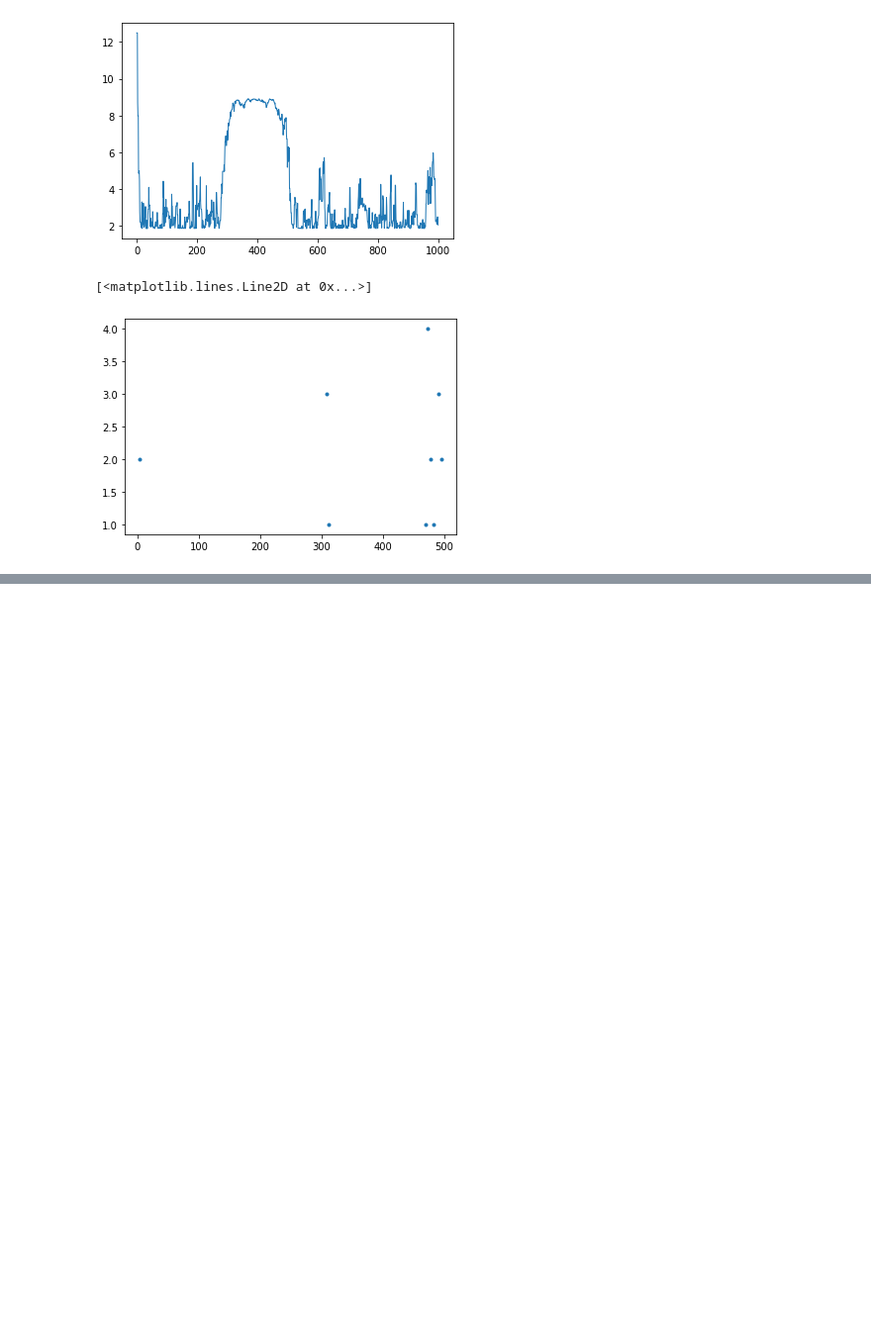
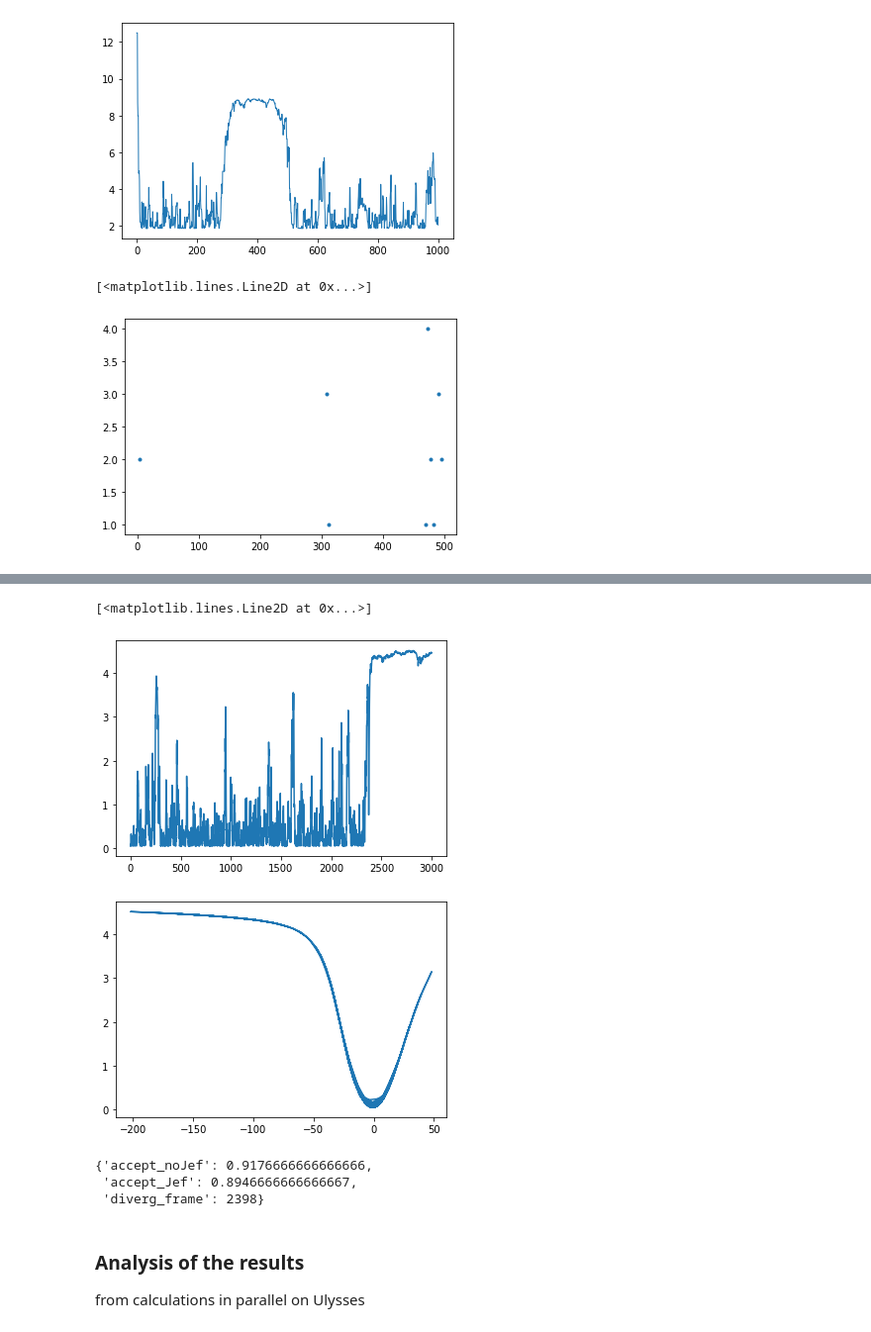
Before and after one commit to IvanGilardoni/Jeffreys_prior, a Jupyter notebook: main4.ipynb, the cells around one changed output, grey strips where cells are left out. Shown at 99% size. Drawn from its saved outputs; the diff is of its cells as text; code cells hidden in the pictures; blank space fills up the shorter version.

```diff
--- a/main4.ipynb
+++ b/main4.ipynb
@@ -400,0 +420,40 @@ plt.plot(out[0], out[1], '.')
+# %%
+p0 = np.ones(n_frames)/n_frames
+g = rng.normal(0, sigma, size=n_frames)
+
+def energy_function(x, p0, g, gexp, sigma_exp, alpha, if_jeffreys = False):
+
+    out = loss_fun(x, p0, g, gexp, sigma_exp, alpha, if_cov=if_jeffreys)
+
+    if if_jeffreys:
+        energy = out[0]
+        cov = out[-1]
+        jeff = np.log(np.linalg.det(cov))
+        energy -= jeff
+
+    else:
+        energy = out
+
+    return np.array([energy])
+# %%
+result_values = {}
+
+my_energy_function = lambda x : energy_function(x, p0, g, gexp, sigma_exp, alpha, False)
+
+out_Metropolis = run_Metropolis(np.zeros(1), step_length, my_energy_function, n_steps=n_steps)
+
+result_values['accept_noJef'] = out_Metropolis[2]
+
+my_energy_function = lambda x : energy_function(x, p0, g, gexp, sigma_exp, alpha, True)
+
+out_J_Metropolis = run_Metropolis(np.zeros(1), step_length, my_energy_function, n_steps=n_steps)
+
+result_values['accept_Jef'] = out_J_Metropolis[2]
+
+dif = np.ediff1d(out_Metropolis[1])
+group = my_group_fun(dif, 0, 0.1)
+wh = np.where(np.array(group[1]) > 100)[0]
+if not (len(wh) == 0): ind = group[0][wh[0]]
+else: ind = None
+
+result_values['diverg_frame'] = ind
@@ -400,0 +478,18 @@ plt.plot(out[0], out[1], '.')
+# %%
+plt.plot(out_Metropolis[1])
+
+plt.figure()
+plt.plot(out_Metropolis[0], out_Metropolis[1])
+# %% [output]
+[<matplotlib.lines.Line2D at 0x...>]
+[figure, added]
+[figure, added]
+# %%
+result_values
+# %% [output]
+{'accept_noJef': 0.9176666666666666,
+ 'accept_Jef': 0.8946666666666667,
+ 'diverg_frame': 2398}
+# %% [markdown]
+### Analysis of the results
+from calculations in parallel on Ulysses
```
Also changed, not shown: parts of 13 cells of this notebook, 1 other file.
